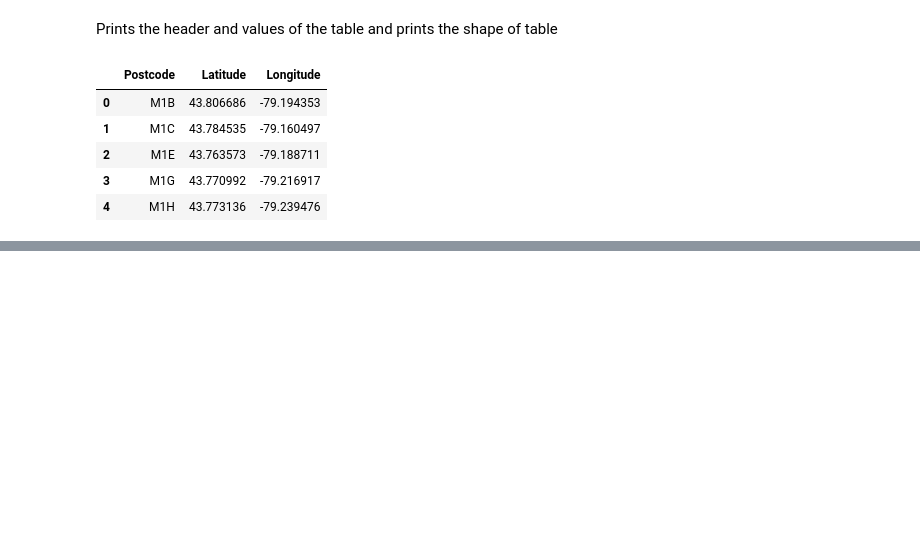
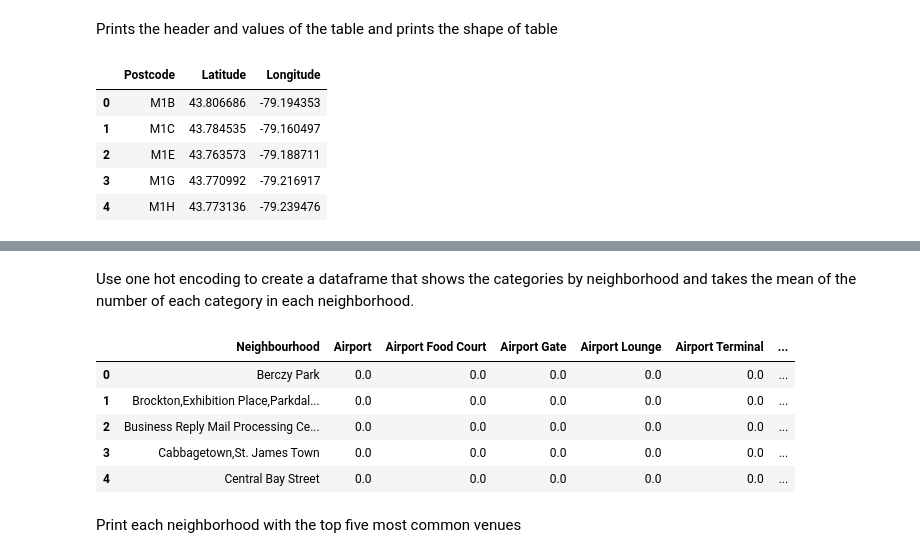
Before and after one commit to jonpchu/coursera_capstone_project, a Jupyter notebook: Segmenting and Clustering Neighborhoods 2.ipynb, the cells around one changed output, grey strips where cells are left out. Drawn from its saved outputs; the diff is of its cells as text; code cells hidden in the pictures; blank space fills up the shorter version.

```diff
--- a/Segmenting and Clustering Neighborhoods 2.ipynb
+++ b/Segmenting and Clustering Neighborhoods 2.ipynb
@@ -96,0 +195,19 @@ df_final2
+# %% [markdown]
+Use one hot encoding to create a dataframe that shows the categories by neighborhood and takes the mean of the number of each category in each neighborhood.
+# %%
+toronto_onehot = pd.get_dummies(nearby_venues_final[['Categories']],prefix="",prefix_sep="")
+toronto_onehot['Neighbourhood'] = nearby_venues_final['Neighbourhood']
+fixed_columns = [toronto_onehot.columns[-1]]+list(toronto_onehot.columns[:-1])
+toronto_onehot = toronto_onehot[fixed_columns]
+
+toronto_grouped = toronto_onehot.groupby('Neighbourhood').mean().reset_index()
+toronto_grouped.head()
+# %% [output]
+|  | Neighbourhood | Airport | Airport Food Court | Airport Gate | Airport Lounge | Airport Terminal | ... |
+| 0 | Berczy Park | 0.0 | 0.0 | 0.0 | 0.0 | 0.0 | ... |
+| 1 | Brockton,Exhibition Place,Parkdal... | 0.0 | 0.0 | 0.0 | 0.0 | 0.0 | ... |
+| 2 | Business Reply Mail Processing Ce... | 0.0 | 0.0 | 0.0 | 0.0 | 0.0 | ... |
+| 3 | Cabbagetown,St. James Town | 0.0 | 0.0 | 0.0 | 0.0 | 0.0 | ... |
+| 4 | Central Bay Street | 0.0 | 0.0 | 0.0 | 0.0 | 0.0 | ... |
+# %% [markdown]
+Print each neighborhood with the top five most common venues
```
Also changed, not shown: parts of 23 cells of this notebook.
